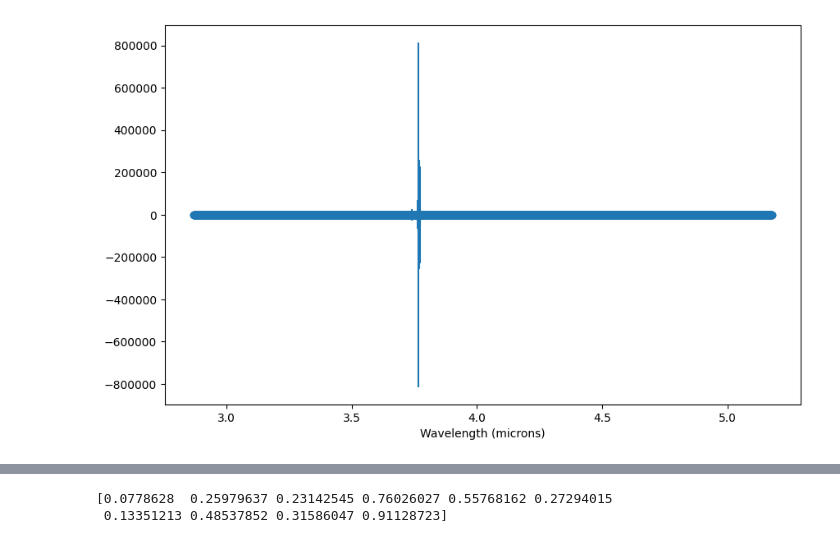
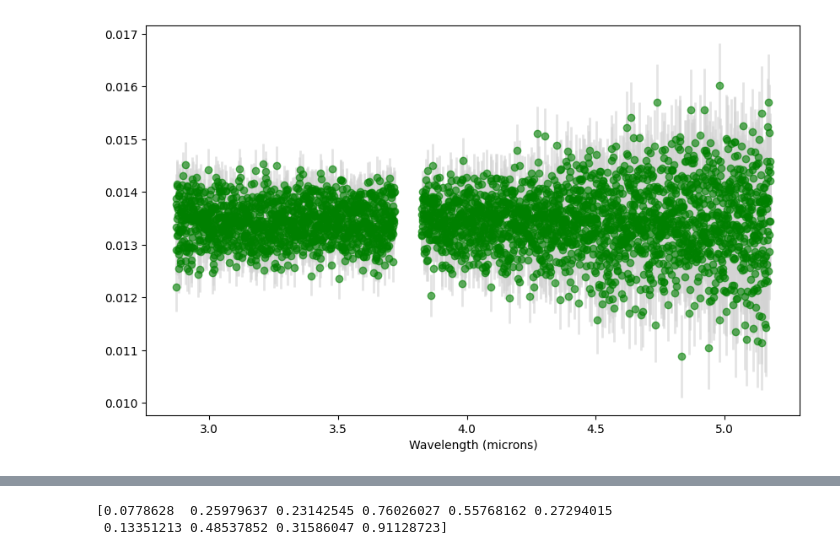
Before and after one commit to JackDavidMaher/Group-Studies---Exoplanets, a Jupyter notebook: Code/peak_finder.ipynb, the cells around one changed output, grey strips where cells are left out. Saved outputs shown, nothing was run; the diff lists cells and outputs as text; code cells hidden in the pictures.

```diff
--- a/Code/peak_finder.ipynb
+++ b/Code/peak_finder.ipynb
@@ -9,23 +8,81 @@ import pandas as pd
 # %%
-#df = pd.read_csv('Data/archive_data_15.01.26.csv', comment='#')
 
-data= np.loadtxt(r'Data/test_obs_data.txt')
-np.argwhere(data[:,3]>0.1)
-Proper_datset= np.delete(data, np.argwhere(data[:,3]>1), axis=0)
+df = pd.read_csv('Data/archive_data_15.01.26.csv', comment='#')
+
+
+class PeakFinder:
+    def __init__(self):
+        self.threshold = 0.5  # example threshold value
+        self.feture_top = 5
+        self.feture_bottom = 5.4
+
+
+
+    def find_peaks(self, data):
+
+        mask = data[:, 3] <= 0.001 # take out the bit where the error bars go crazy
+        Proper_datset = data[mask] #data after applying the mask
+
+        Wavelengths= Proper_datset[:,0] # in microns
+        Spectrum= Proper_datset[:,2] # data with the noise (Rp/Rs)^2
+        error_bars= Proper_datset[:,3] # error bars
+
+        Top_range_mask= (Wavelengths >= self.feture_top  - self.threshold) & (Wavelengths <= self.feture_top  + self.threshold)
+        Bottom_range_mask= (Wavelengths >= self.feture_bottom - self.threshold) & (Wavelengths <= self.feture_bottom + self.threshold)
+        Top_range= Spectrum[Top_range_mask]
+        Bottom_range= Spectrum[Bottom_range_mask]
+        Average_top= np.mean(Top_range)
+        Average_bottom= np.mean(Bottom_range)
+        Feature_depth= Average_bottom - Average_top
+        Top_range_error = error_bars[Top_range_mask]
+        Bottom_range_error = error_bars[Bottom_range_mask]
+        Top_error= np.sum(Top_range_error**2)/len(Top_range_error)
+        Bottom_error= np.sum(Bottom_range_error**2)/len(Bottom_range_error)
+        Feature_depth_error= np.sqrt(Top_error**2 + Bottom_error**2)
+
+        print(f"The feture depth is {Feature_depth} +/- {Feature_depth_error} (Rp/Rs)^2")
+        return Feature_depth, Feature_depth_error
+
+
+    def Find_A_H(self, peak_height, Error, planet_name):
+        R_s = df.loc[df['name'] == planet_name, 'R_s'].values[0] * 6.957e8  # stellar radius in meters
+        R_p = df.loc[df['name'] == planet_name, 'R_p'].values[0] * 7.1492e7  # planetary radius in meters
+        g_p = df.loc[df['name'] == planet_name, 'g_p'].values[0]  # surface gravity in m/s^2
+        mu = 2.3 * 1.66053906660e-27  # mean molecular weight in kg (assuming H2 dominated atmosphere)
+        k_B = constants.k  # Boltzmann constant in J/K
+
+        # Calculate scale height H
+        H = (k_B * peak_height) / (mu * g_p)
+
+        # Calculate amplitude A_H
+        A_H = (2 * R_p * H) / (R_s ** 2)
+
+        # Error propagation for A_H
+        dA_H_dH = (2 * R_p) / (R_s ** 2)
+        A_H_error = dA_H_dH * Error
+
+        print(f"The amplitude A_H is {A_H} +/- {A_H_error}")
+        return A_H, A_H_error
+
+
+data= np.loadtxt(r'Data/sim_obs.txt') # load the data
+mask = data[:, 3] <= 0.001 # take out the bit where the error bars go crazy
+Proper_datset = data[mask] #data after applying the mask
+
 Wavelengths= Proper_datset[:,0] # in microns
-Spectrum= Proper_datset[:,1] #
-error_bars= Proper_datset[:,3]
+Spectrum= Proper_datset[:,2] # data with the noise (Rp/Rs)^2
+error_bars= Proper_datset[:,3] # error bars
 
-Feture_top= 1.4
-Feture_bottom= 1.6
+peak = PeakFinder().find_peaks(data)
+print(peak)
 
 
 
 
-print(np.argmax(error_bars))
+
 plt.figure(figsize=(10,6))
-#plt.scatter(data[:,0], data[:,1])
-plt.errorbar(data[:,0], data[:,1], yerr=data[:,3], fmt='o', label='Observed Data', zorder= 1)
+#plt.scatter(Wavelengths, Spectrum)
+plt.errorbar(Wavelengths, Spectrum, yerr=error_bars, fmt='o', label='Observed Data', zorder= 1, alpha=0.6, color='green', ecolor='lightgray', elinewidth=2, capsize=0)
 #plt.ylim(min(data[:,1]), max(data[:,1]))
 plt.xlabel('Wavelength (microns)')
 plt.legend
@@ -35 +93 @@ plt.show()
-[figure, old version]
+[figure, new version]
```
Also changed, not shown: parts of 5 cells of this notebook.
